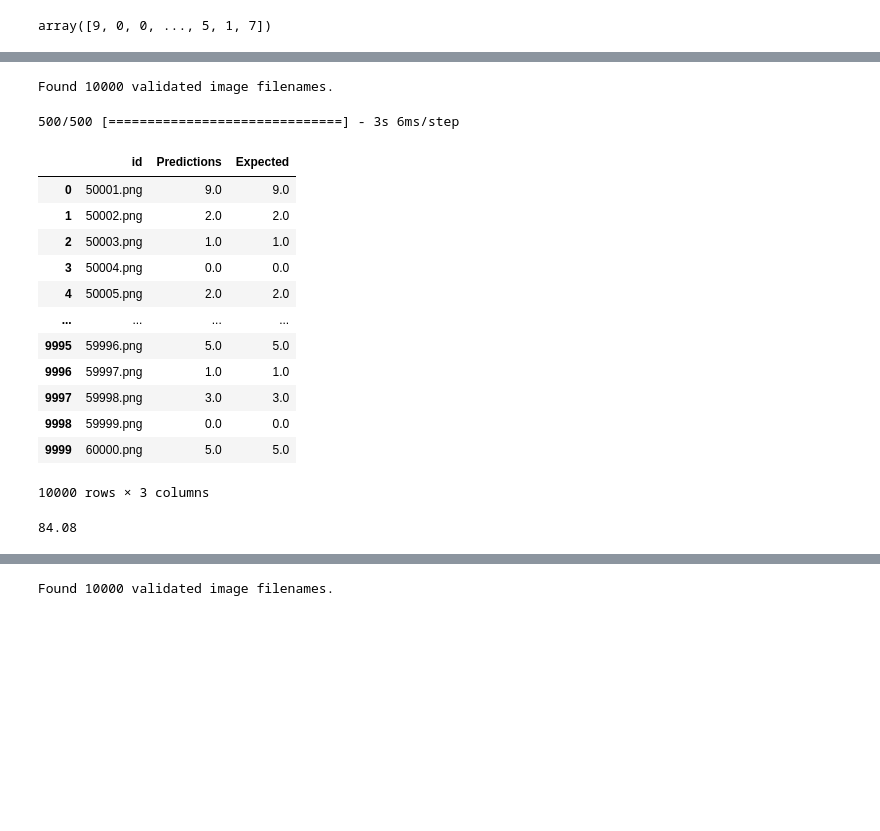
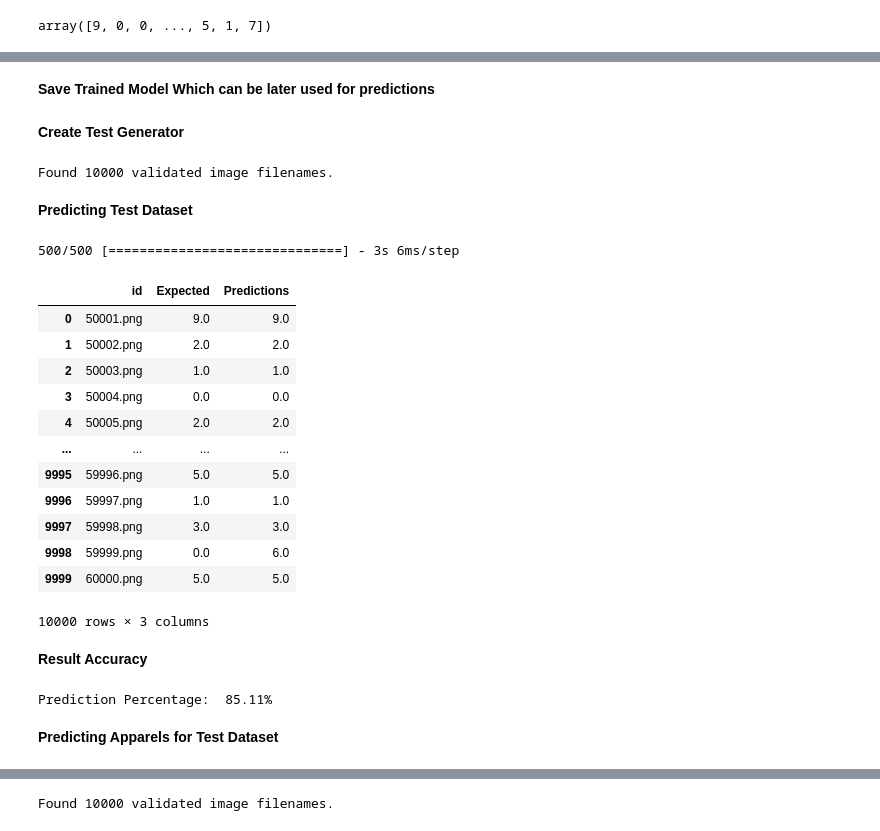
Before and after one commit to avnishsinghhh/CNN_Identify_Apparel_MNIST_Dataset, a Jupyter notebook: GitHub_Apparel_Image_Classification.ipynb, the cells around one changed output, grey strips where cells are left out. Saved outputs shown, nothing was run; the diff lists cells and outputs as text; code cells hidden in the pictures; blank space fills up the shorter version.

```diff
--- a/GitHub_Apparel_Image_Classification.ipynb
+++ b/GitHub_Apparel_Image_Classification.ipynb
@@ -118,6 +98,6 @@ df_test
 # %%
 image_width, image_height = 30, 30;
-epochs = 10;
+epochs = 20;
 batch_size = 20;
 
 if K.image_data_format() == "channels_first":
@@ -268,23 +255,23 @@ _________________________________________________________________
 # %%
 model = Sequential()
-model.add(Conv2D(48, (3, 3), input_shape = input_shape))
+model.add(Conv2D(80, (3, 3), input_shape = input_shape))
 model.add(Activation('relu'))
 model.add(MaxPooling2D(pool_size=(2,2)))
 
-model.add(Conv2D(64, (3, 3)));
+model.add(Conv2D(48, (3, 3)));
 model.add(Activation('relu'));
 model.add(MaxPooling2D(pool_size=(2, 2)));
 
 model.add(Conv2D(48, (3, 3)));
 model.add(Activation('relu'));
 
-model.add(Conv2D(64, (3, 3)));
+model.add(Conv2D(48, (3, 3)));
 model.add(Activation('relu'));
 model.add(MaxPooling2D(pool_size=(2, 2)));
 model.add(Dropout(0.25));
 
 model.add(Flatten());
-model.add(Dense(64));
+model.add(Dense(32));
 model.add(Activation('relu'));
 model.add(Dropout(0.5));
 
@@ -350,3 +342,7 @@ Epoch 10/10
+# %% [markdown]
+**Save Trained Model Which can be later used for predictions**
 # %%
 model.save_weights('apparel_prediction.h5');
+# %% [markdown]
+**Create Test Generator**
 # %%
@@ -365,26 +359,30 @@ test_generator = test_datagen.flow_from_dataframe(
 )
 # %% [output]
 Found 10000 validated image filenames.
+# %% [markdown]
+**Predicting Test Dataset**
 # %%
 test_generator.reset()
 
 predictions=model.predict(test_generator,verbose=1,steps=test_generator.n/batch_size);
 
 predictions = np.argmax(predictions, axis=1);
 
 filenames=test_generator.filenames;
 
 results=pd.DataFrame({"id":filenames,
                       "Predictions":predictions});
 
+results["Expected"]=test_df.reset_index().drop(columns=['index'])["label"].astype('float32')
+
 results["Predictions"]=results["Predictions"].astype('float32')
 
-results["Expected"]=test_df.reset_index().drop(columns=['index'])["label"].astype('float32')
+results=results.reindex(columns=['id','Expected','Predictions'])
 
 results
 # %% [output]
 500/500 [==============================] - 3s 6ms/step
-|  | id | Predictions | Expected |
+|  | id | Expected | Predictions |
 | 0 | 50001.png | 9.0 | 9.0 |
 | 1 | 50002.png | 2.0 | 2.0 |
 | 2 | 50003.png | 1.0 | 1.0 |
@@ -394,15 +392,19 @@ results
 | 9995 | 59996.png | 5.0 | 5.0 |
 | 9996 | 59997.png | 1.0 | 1.0 |
 | 9997 | 59998.png | 3.0 | 3.0 |
-| 9998 | 59999.png | 0.0 | 0.0 |
+| 9998 | 59999.png | 0.0 | 6.0 |
 | 9999 | 60000.png | 5.0 | 5.0 |
 10000 rows × 3 columns
+# %% [markdown]
+**Result Accuracy**
 # %%
 Prediction_Percentage = len(results[results["Predictions"]==results["Expected"]])*100/len(results)
 
-Prediction_Percentage
+print("Prediction Percentage: ", '{}{}'.format(Prediction_Percentage,'%'))
 # %% [output]
-84.08
+Prediction Percentage:  85.11%
+# %% [markdown]
+**Predicting Apparels for Test Dataset**
 # %%
 download_test = drive.CreateFile({'id': '1d6buKxF5ioKx5BV3m9__XVSeTLQjCkmh'})
 # %%
```
Also changed, not shown: parts of 28 cells of this notebook.
